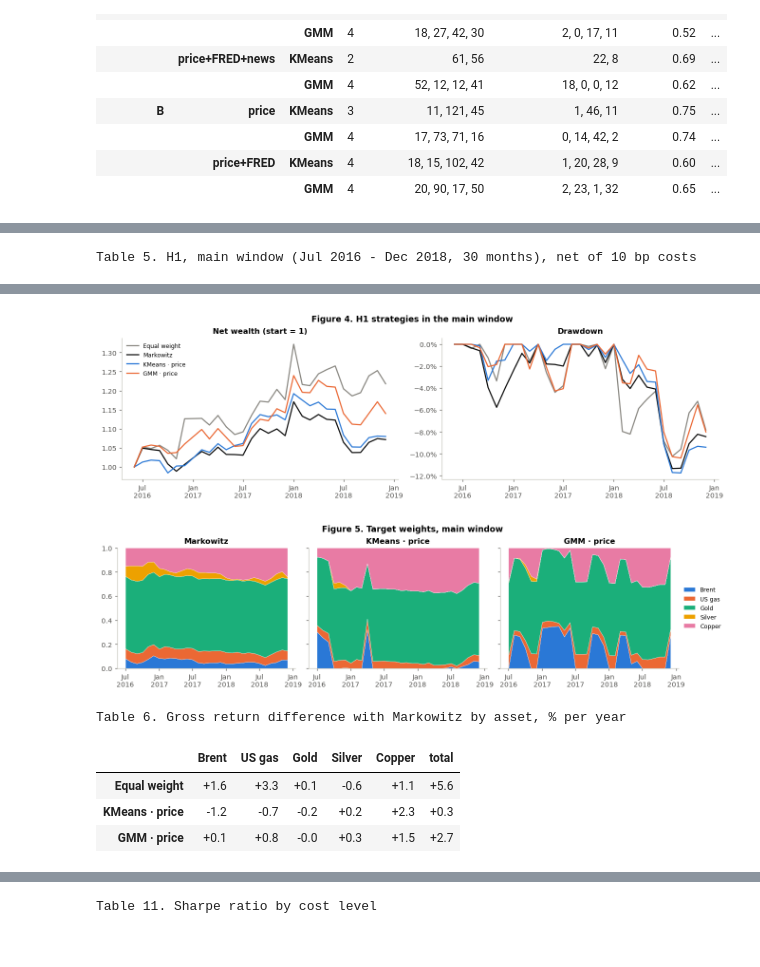
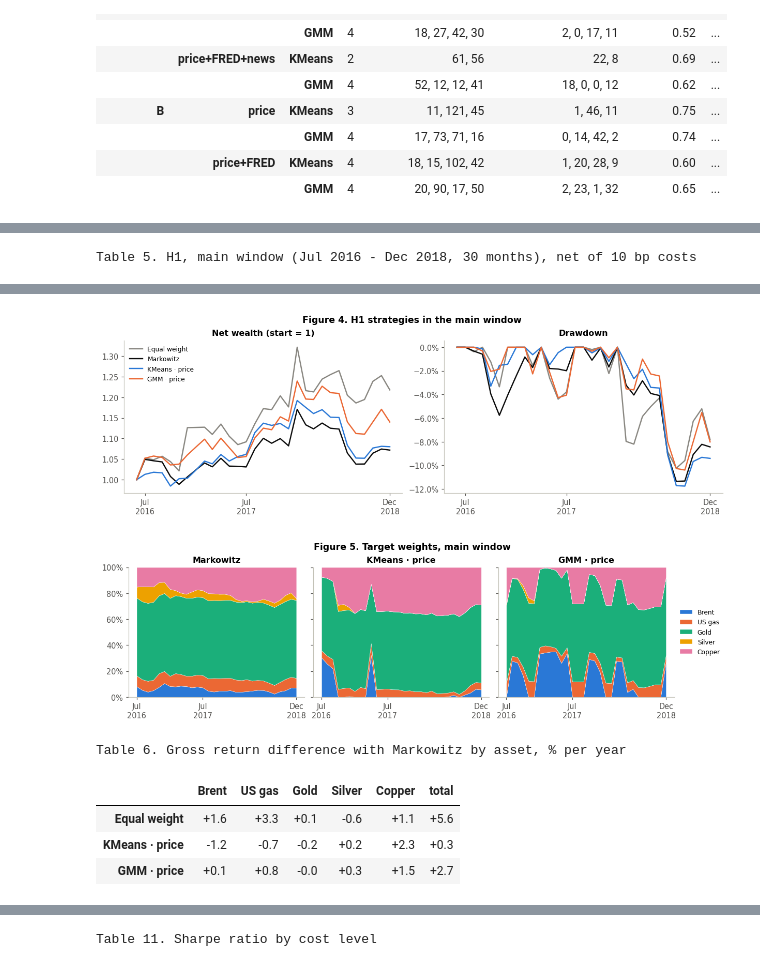
Before and after one commit to onsjd/Machine-learning-for-portfolio-management, a Jupyter notebook: Final_Research_Notebook.ipynb, the cells around one changed output, grey strips where cells are left out. Drawn from its saved outputs; the diff is of its cells as text; code cells hidden in the pictures.

```diff
--- a/Final_Research_Notebook.ipynb
+++ b/Final_Research_Notebook.ipynb
@@ -252,6 +268,8 @@ ax[0].axhline(0, color="#898781", lw=0.8)
 ax[0].set(ylabel="$S_t$", title="Figure 2. Monthly gold-news sentiment (top) and number of headlines (bottom)")
 ax[1].bar(headlines.index, headlines, width=25, color="#c3c2b7")
 ax[1].set(ylabel="Headlines")
+ax[1].set_xticks(pd.to_datetime(["2006-04-01", "2009-01-01", "2012-01-01", "2015-01-01", "2018-12-01"]))
+ax[1].xaxis.set_major_formatter(mdates.DateFormatter("%b\n%Y"))
 plt.show()
 # %% [output]
 Label shares: positive 41.3%, negative 36.0%, neutral 3.7%, none 19.0% | headlines per month 14-250 (median 44) | describing past moves: 96.7%, looking ahead: 3.3%
@@ -302,7 +322,7 @@ Regimes are found by **clustering months** on standardised features. No "true re
 
 **Interpretation and stability.** We describe each state with development-sample averages. We measure stability with the adjusted Rand index (ARI, where 1 means identical partitions up to relabelling) across random seeds, between the two algorithms, and between the two experiments' fits.
 # %%
-market_move = log_ret.mean(axis=1)            # average commodity log change, used only to order the states
+market_move = log_ret.mean(axis=1)            # descriptive index and state ordering; never a selection criterion
 
 def make_model(alg, k, n_init, seed=SEED):
     if alg == "KMeans":
@@ -322,6 +342,7 @@ def select_k(X, train, valid):
         rows.append({"k": k, "silhouette": silhouette_score(z_valid, groups) if 1 < n_groups < len(groups) else np.nan,
                      "groups": n_groups, "BIC": gmm.bic(z_train)})
     table = pd.DataFrame(rows).set_index("k")
+    assert table.silhouette.notna().any(), "No admissible validation silhouette"
     return {"KMeans": int(table.silhouette.idxmax()), "GMM": int(table.BIC.idxmin())}, table
 
 def fit_regimes(X, alg, k, dev, seed=SEED):
@@ -476,7 +497,7 @@ def performance(exp):
     rows = {}
     for s, path in results[exp]["paths"].items():
         wealth, sr, T = np.r_[1.0, (1 + path.net).cumprod()], sharpe(path.net), len(path)
-        rows[s] = {"Sharpe": sr, "SE (Lo)": np.sqrt(12 * (1 + sr ** 2 / 24) / T), "CAGR": wealth[-1] ** (12 / T) - 1,
+        rows[s] = {"Sharpe": sr, "SE (IID)": np.sqrt(12 * (1 + sr ** 2 / 24) / T), "CAGR": wealth[-1] ** (12 / T) - 1,
                    "volatility": path.net.std() * np.sqrt(12), "max drawdown": (wealth / np.maximum.accumulate(wealth) - 1).min(),
                    "turnover / month": path.turnover.mean(), "gold weight": results[exp]["weights"][s]["Gold"].mean()}
     return pd.DataFrame(rows).T
@@ -551,22 +574,25 @@ The clusters are weakly separated. With a silhouette between 0.04 and 0.29, a mo
 # %%
 STATE_COLORS = {2: ["#e34948", "#2a78d6"], 3: ["#e34948", "#c3c2b7", "#2a78d6"], 4: ["#e34948", "#f2a3a2", "#86b6ef", "#2a78d6"]}
 strips = [(e, a) for e in ["A", "B"] for a in ["KMeans", "GMM"]]
-basket = 100 * np.exp(market_move.loc[SAMPLE_START:].cumsum())
+base_month = SAMPLE_START - pd.DateOffset(months=1)
+basket = pd.concat([pd.Series({base_month: 100.0}), 100 * np.exp(market_move.loc[SAMPLE_START:].cumsum())])
 fig, axes = plt.subplots(1 + len(strips), 1, figsize=(11, 5.4), sharex=True, layout="constrained",
                          height_ratios=[2.2] + [0.45] * len(strips))
 axes[0].plot(basket.index, basket, color="#0b0b0b", lw=1.3)
-axes[0].set(ylabel="Index (log)", yscale="log", title="Figure 3. Equal-weight commodity index (top) and price-only regimes (strips)")
+axes[0].set(ylabel="Mar 2006 = 100 (log)", yscale="log", title="Figure 3. Geometric commodity price index and price-only regimes")
 for ax, (exp, alg) in zip(axes[1:], strips):
     p = regimes[(exp, alg, "price")]
     edges = np.append(mdates.date2num(p.index), mdates.date2num(p.index[-1] + pd.DateOffset(months=1)))
     for i, s in enumerate(hard(p)):
         ax.axvspan(edges[i], edges[i + 1], color=STATE_COLORS[p.shape[1]][s], lw=0)
-    ax.axvline(EXPERIMENTS[exp]["model_end"] + pd.DateOffset(months=1), color="#0b0b0b", lw=1.2, ls="--")
+    ax.axvline(EXPERIMENTS[exp]["model_end"] + pd.DateOffset(months=1), color="#0b0b0b", lw=1.2, ls="-")
     ax.set_yticks([]); ax.grid(False)
     ax.set_ylabel(f"{alg}, {exp}\n(fit to {EXPERIMENTS[exp]['model_end']:%Y})", rotation=0, ha="right", va="center", fontsize=8.5)
 handles = [plt.Rectangle((0, 0), 1, 1, color=c) for c in ["#e34948", "#c3c2b7", "#2a78d6"]]
 axes[0].legend(handles, ["state 0: weakest average return", "intermediate states (lighter shades)", "top state: strongest"],
-               ncol=3, loc="lower right", fontsize=8)
+               ncol=3, loc="upper left", fontsize=8)
+axes[-1].set_xticks(pd.to_datetime(["2006-03-01", "2010-01-01", "2015-01-01", "2020-01-01", "2025-12-01"]))
+axes[-1].xaxis.set_major_formatter(mdates.DateFormatter("%b\n%Y"))
 plt.show()
 overlap = pd.date_range(SAMPLE_START, EXPERIMENTS["A"]["model_end"], freq="MS")
 print("Do the regimes survive five more years of data? ARI between the A fit (to 2015) and the B fit (to 2020) on Apr 2006 - Dec 2015: "
@@ -673,7 +703,7 @@ We compare equal weight, Markowitz, and Markowitz conditioned on the price-only
 H1 = ["Equal weight", "Markowitz", "KMeans · price", "GMM · price"]
 
 def with_contrast(exp, names, base="Markowitz"):
-    table = perf[exp].loc[names].copy()
+    table = perf[exp].loc[names].drop(columns="SE (IID)").copy()
     c = contrasts(results[exp]["net"], {s: (s, base) for s in names if s != base})
     table[f"ΔSharpe vs {base} [95%]"] = [f"{c.loc[s, 'ΔSharpe']:+.2f} [{c.loc[s, '95% low']:+.2f}, {c.loc[s, '95% high']:+.2f}]"
                                        if s in c.index else "" for s in names]
@@ -684,7 +714,7 @@ show(with_contrast("A", H1), **PCT)
 
 net, W = results["A"]["net"], results["A"]["weights"]
 start = net.index[0] - pd.DateOffset(months=1)
-fig, axes = plt.subplots(1, 2, figsize=(12, 3.6), layout="constrained")
+fig, axes = plt.subplots(1, 2, figsize=(11, 3.6), layout="constrained")
 for s in H1:
     wealth = pd.concat([pd.Series({start: 1.0}), (1 + net[s]).cumprod()])
     axes[0].plot(wealth.index, wealth, lw=1.6, label=s, **style(s))
@@ -694,16 +724,17 @@ axes[1].set(title="Drawdown")
 axes[1].yaxis.set_major_formatter(PercentFormatter(1))
 axes[0].legend(fontsize=8)
 for ax in axes:
-    ax.xaxis.set_major_locator(mdates.MonthLocator(bymonth=[1, 7]))
+    ax.set_xticks(pd.to_datetime(["2016-07-01", "2017-07-01", "2018-12-01"]))
     ax.xaxis.set_major_formatter(mdates.DateFormatter("%b\n%Y"))
 fig.suptitle("Figure 4. H1 strategies in the main window", fontweight="bold")
 plt.show()
 
-fig, axes = plt.subplots(1, 3, figsize=(12, 3.2), sharey=True, layout="constrained")
+fig, axes = plt.subplots(1, 3, figsize=(11, 3.2), sharey=True, layout="constrained")
 for ax, s in zip(axes, ["Markowitz", "KMeans · price", "GMM · price"]):
     ax.stackplot(W[s].index, W[s].T.to_numpy(), colors=ASSET_COLORS, labels=W[s].columns, edgecolor="white", linewidth=0.3)
     ax.set(title=s, ylim=(0, 1))
-    ax.xaxis.set_major_locator(mdates.MonthLocator(bymonth=[1, 7]))
+    ax.yaxis.set_major_formatter(PercentFormatter(1))
+    ax.set_xticks(pd.to_datetime(["2016-07-01", "2017-07-01", "2018-12-01"]))
     ax.xaxis.set_major_formatter(mdates.DateFormatter("%b\n%Y"))
 axes[-1].legend(loc="center left", bbox_to_anchor=(1, 0.5), fontsize=8)
 fig.suptitle("Figure 5. Target weights, main window", fontweight="bold")
@@ -728,5 +759,5 @@ Table 5. H1, main window (Jul 2016 - Dec 2018, 30 months), net of 10 bp costs
-[figure, old version]
+[figure, new version]
-[figure, old version]
+[figure, new version]
 Table 6. Gross return difference with Markowitz by asset, % per year
 |  | Brent | US gas | Gold | Silver | Copper | total |
 | Equal weight | +1.6 | +3.3 | +0.1 | -0.6 | +1.1 | +5.6 |
```
Also changed, not shown: parts of 39 cells of this notebook.
